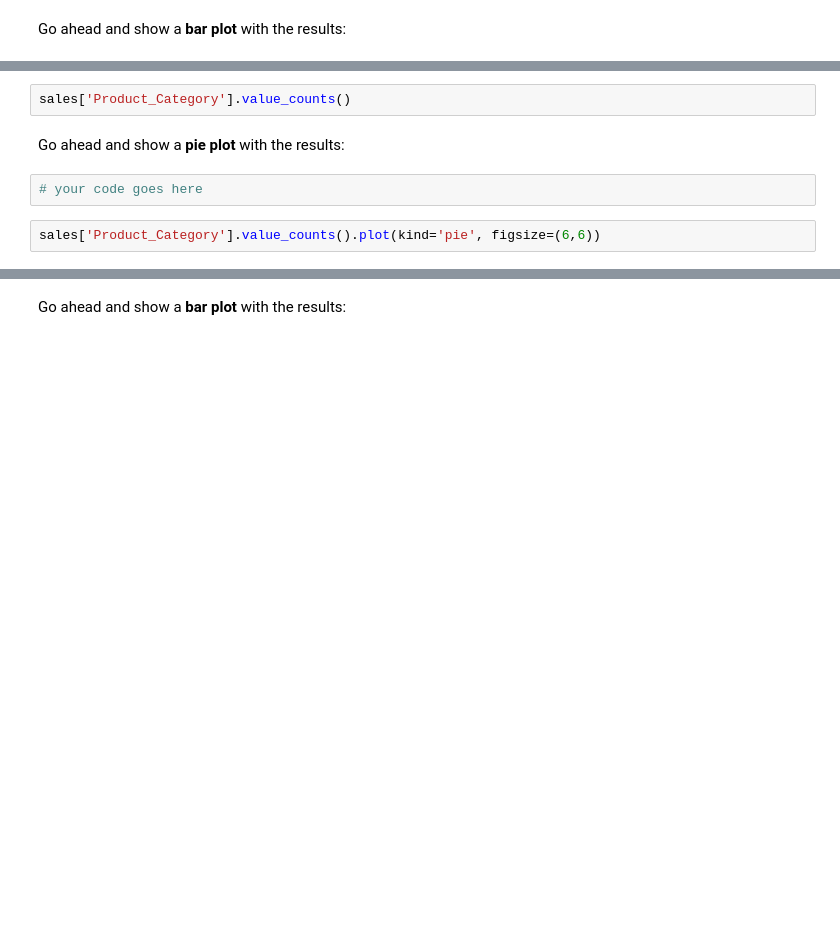
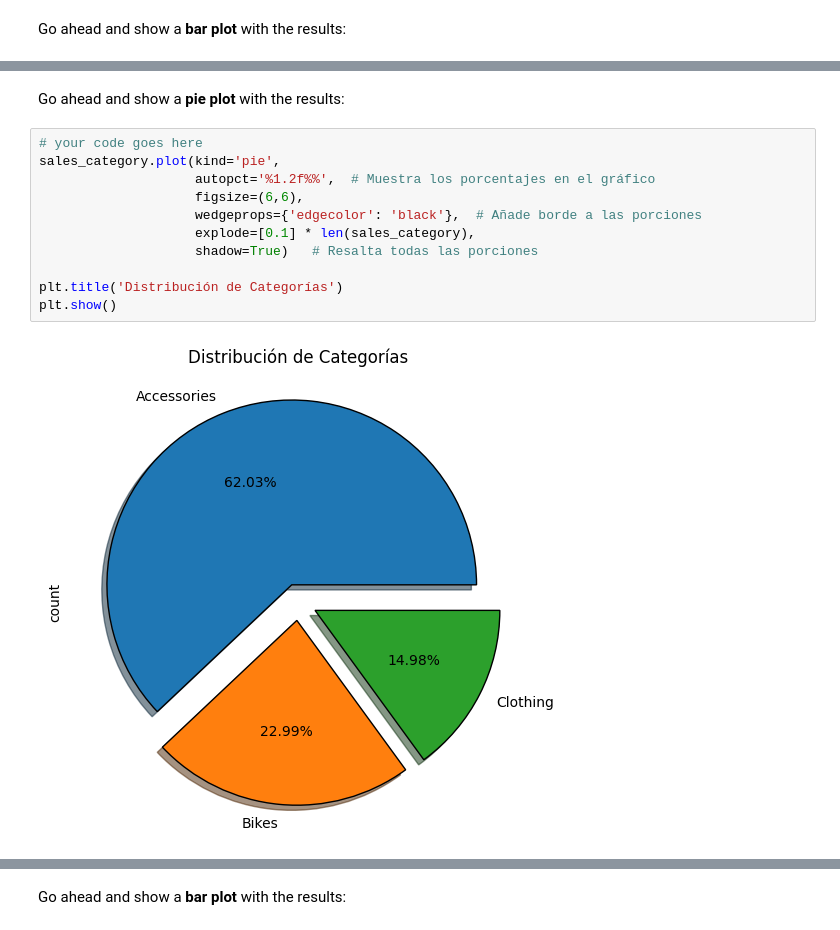
Before and after one commit to Enybyy/Data-Analyst, a Jupyter notebook: FreeCodeCamp/Exercises_1.ipynb, the cells around one changed output, grey strips where cells are left out. Cells and saved outputs as stored; diff of their text form; blank space fills up the shorter version.

```diff
--- a/FreeCodeCamp/Exercises_1.ipynb
+++ b/FreeCodeCamp/Exercises_1.ipynb
@@ -394,11 +412,18 @@ france_states.plot(kind='bar', figsize=(14,6))
-# %%
-sales['Product_Category'].value_counts()
 # %% [markdown]
 Go ahead and show a <b>pie plot</b> with the results:
-# %%
-# your code goes here
-# %%
-sales['Product_Category'].value_counts().plot(kind='pie', figsize=(6,6))
+# %%
+# your code goes here
+sales_category.plot(kind='pie',
+                    autopct='%1.2f%%',  # Muestra los porcentajes en el gráfico
+                    figsize=(6,6),
+                    wedgeprops={'edgecolor': 'black'},  # Añade borde a las porciones
+                    explode=[0.1] * len(sales_category),
+                    shadow=True)   # Resalta todas las porciones
+
+plt.title('Distribución de Categorías')
+plt.show()
+# %% [output]
+[figure, added]
 # %% [markdown]
 ![green-divider](https://user-images.githubusercontent.com/7065401/52071924-c003ad80-2562-11e9-8297-1c6595f8a7ff.png)
 
```
Also changed, not shown: parts of 52 cells of this notebook, 1 other file.
